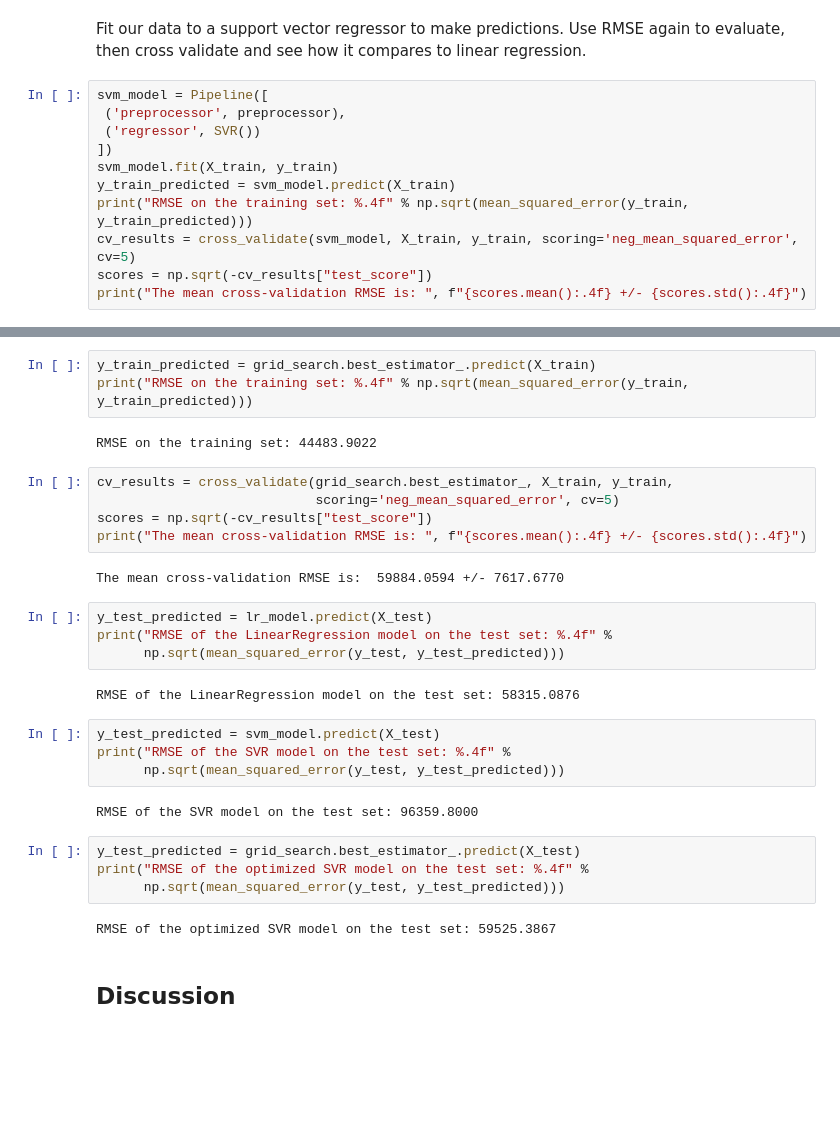
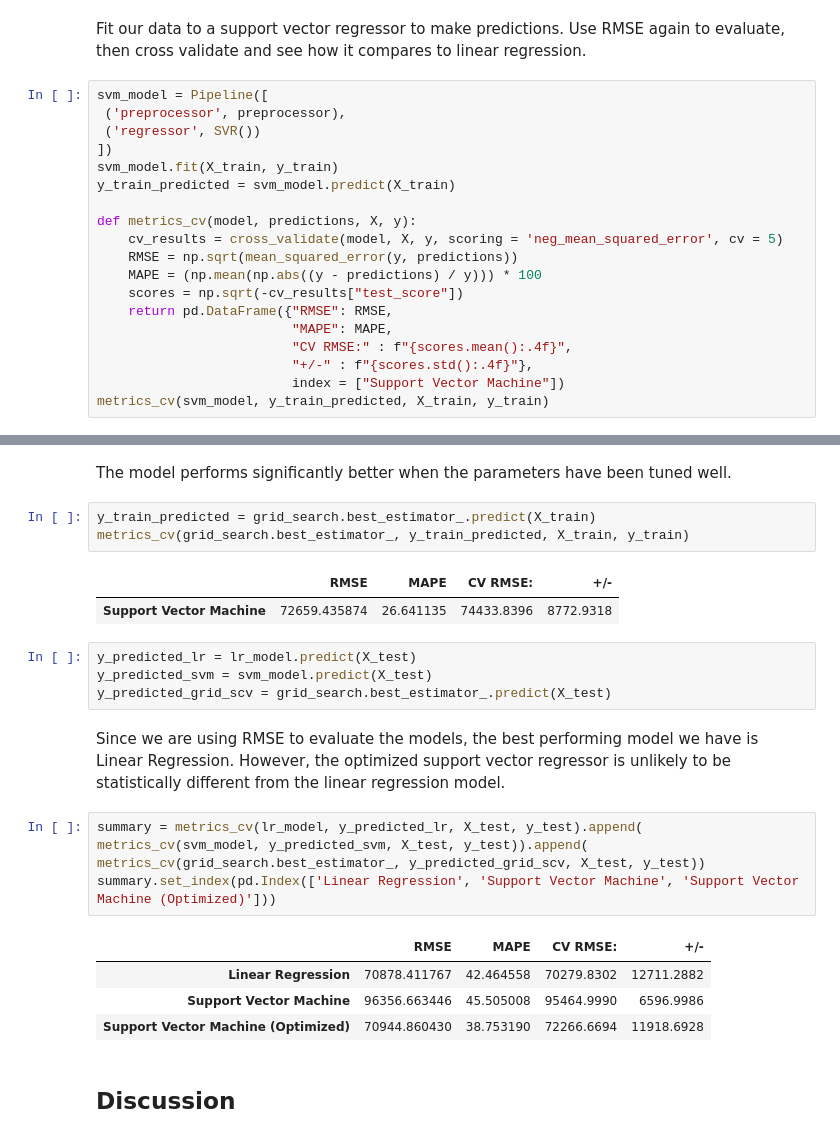
Before and after one commit to jaydenhooper/Predict-House-Prices, a Jupyter notebook: Assignment 1.ipynb, the cells around one changed output, grey strips where cells are left out. Cells and saved outputs as stored; diff of their text form; blank space fills up the shorter version.

Commit message:
Cleaned up support vector machine code.

```diff
--- a/Assignment 1.ipynb
+++ b/Assignment 1.ipynb
@@ -484,8 +482,16 @@ svm_model = Pipeline([
 ])
 svm_model.fit(X_train, y_train)
 y_train_predicted = svm_model.predict(X_train)
-print("RMSE on the training set: %.4f" % np.sqrt(mean_squared_error(y_train, y_train_predicted)))
-cv_results = cross_validate(svm_model, X_train, y_train, scoring='neg_mean_squared_error', cv=5)
-scores = np.sqrt(-cv_results["test_score"])
-print("The mean cross-validation RMSE is: ", f"{scores.mean():.4f} +/- {scores.std():.4f}")
+
+def metrics_cv(model, predictions, X, y):
+    cv_results = cross_validate(model, X, y, scoring = 'neg_mean_squared_error', cv = 5)
+    RMSE = np.sqrt(mean_squared_error(y, predictions))
+    MAPE = (np.mean(np.abs((y - predictions) / y))) * 100
+    scores = np.sqrt(-cv_results["test_score"])
+    return pd.DataFrame({"RMSE": RMSE,
+                         "MAPE": MAPE,
+                         "CV RMSE:" : f"{scores.mean():.4f}",
+                         "+/-" : f"{scores.std():.4f}"},
+                         index = ["Support Vector Machine"])
+metrics_cv(svm_model, y_train_predicted, X_train, y_train)
 # %% [output]
@@ -510,33 +515,27 @@ grid_search.best_params_
+# %% [markdown]
+The model performs significantly better when the parameters have been tuned well.
 # %%
 y_train_predicted = grid_search.best_estimator_.predict(X_train)
-print("RMSE on the training set: %.4f" % np.sqrt(mean_squared_error(y_train, y_train_predicted)))
+metrics_cv(grid_search.best_estimator_, y_train_predicted, X_train, y_train)
 # %% [output]
-RMSE on the training set: 44483.9022
+|  | RMSE | MAPE | CV RMSE: | +/- |
+| Support Vector Machine | 72659.435874 | 26.641135 | 74433.8396 | 8772.9318 |
-# %%
-cv_results = cross_validate(grid_search.best_estimator_, X_train, y_train,
-                            scoring='neg_mean_squared_error', cv=5)
-scores = np.sqrt(-cv_results["test_score"])
-print("The mean cross-validation RMSE is: ", f"{scores.mean():.4f} +/- {scores.std():.4f}")
-# %% [output]
-The mean cross-validation RMSE is:  59884.0594 +/- 7617.6770
-# %%
-y_test_predicted = lr_model.predict(X_test)
-print("RMSE of the LinearRegression model on the test set: %.4f" %
-      np.sqrt(mean_squared_error(y_test, y_test_predicted)))
-# %% [output]
-RMSE of the LinearRegression model on the test set: 58315.0876
-# %%
-y_test_predicted = svm_model.predict(X_test)
-print("RMSE of the SVR model on the test set: %.4f" %
-      np.sqrt(mean_squared_error(y_test, y_test_predicted)))
-# %% [output]
-RMSE of the SVR model on the test set: 96359.8000
-# %%
-y_test_predicted = grid_search.best_estimator_.predict(X_test)
-print("RMSE of the optimized SVR model on the test set: %.4f" %
-      np.sqrt(mean_squared_error(y_test, y_test_predicted)))
-# %% [output]
-RMSE of the optimized SVR model on the test set: 59525.3867
+# %%
+y_predicted_lr = lr_model.predict(X_test)
+y_predicted_svm = svm_model.predict(X_test)
+y_predicted_grid_scv = grid_search.best_estimator_.predict(X_test)
+# %% [markdown]
+Since we are using RMSE to evaluate the models, the best performing model we have is Linear Regression. However, the optimized support vector regressor is unlikely to be statistically different from the linear regression model.
+# %%
+summary = metrics_cv(lr_model, y_predicted_lr, X_test, y_test).append(
+metrics_cv(svm_model, y_predicted_svm, X_test, y_test)).append(
+metrics_cv(grid_search.best_estimator_, y_predicted_grid_scv, X_test, y_test))
+summary.set_index(pd.Index(['Linear Regression', 'Support Vector Machine', 'Support Vector Machine (Optimized)']))
+# %% [output]
+|  | RMSE | MAPE | CV RMSE: | +/- |
+| Linear Regression | 70878.411767 | 42.464558 | 70279.8302 | 12711.2882 |
+| Support Vector Machine | 96356.663446 | 45.505008 | 95464.9990 | 6596.9986 |
+| Support Vector Machine (Optimized) | 70944.860430 | 38.753190 | 72266.6694 | 11918.6928 |
 # %% [markdown]
 ## Discussion
 # %% [markdown]
```
Also changed, not shown: parts of 22 cells of this notebook, 1 other file.
